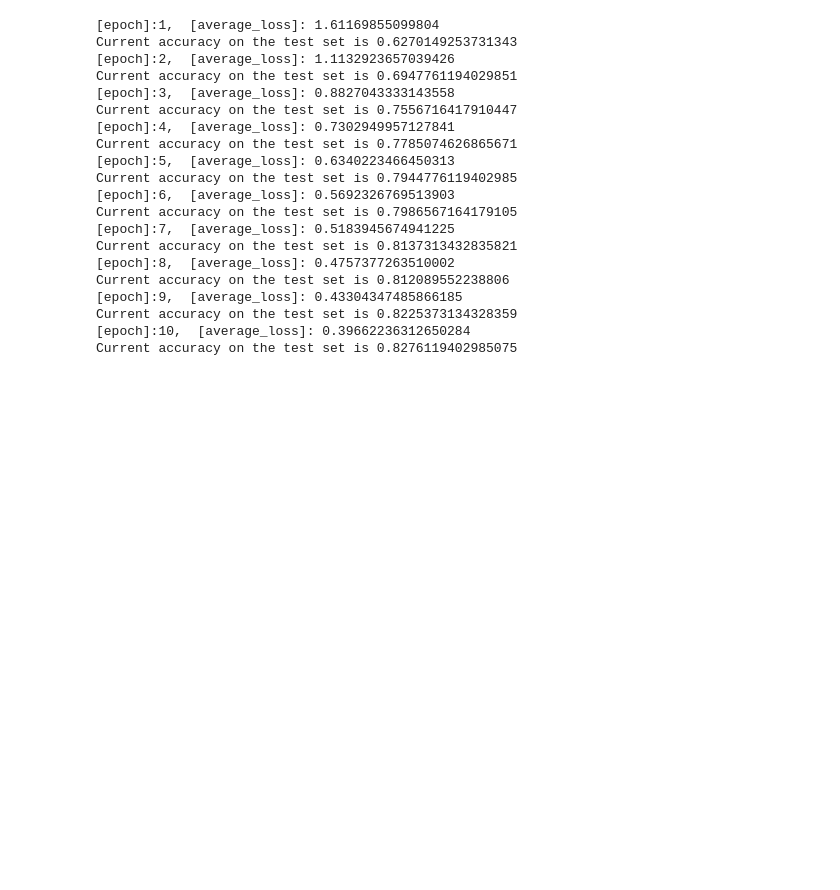
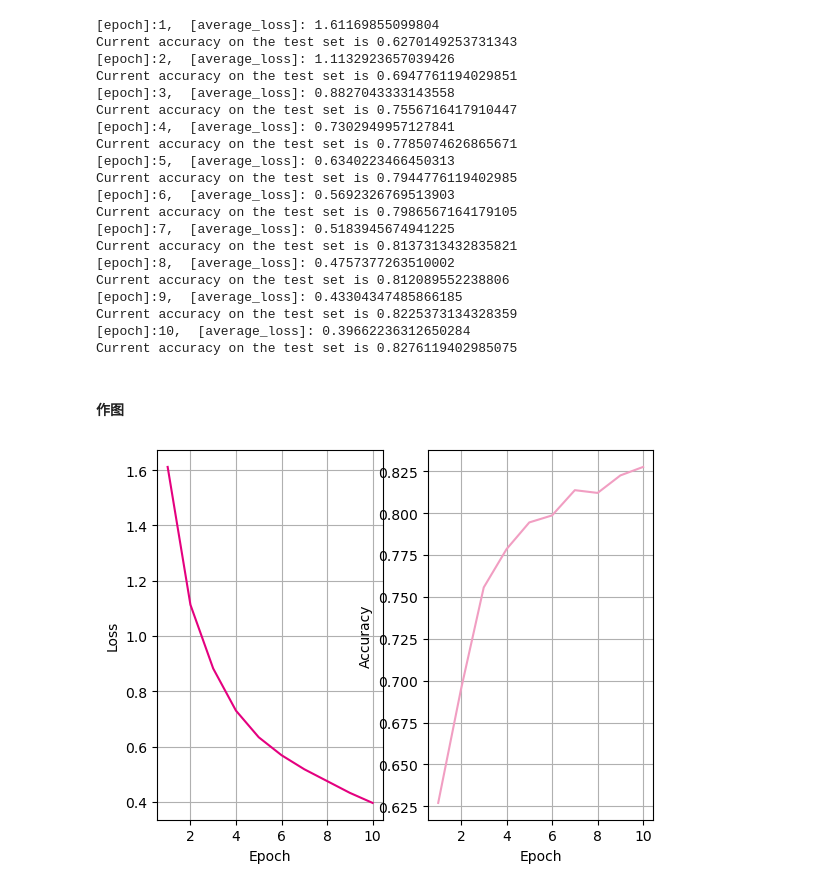
Before and after one commit to FlyingDutchman26/Pytorch-Exercise-from-LiuErDaRen, a Jupyter notebook: ex_13_2.ipynb, the cells around one changed output. Saved outputs shown, nothing was run; the diff lists cells and outputs as text; code cells hidden in the pictures; blank space fills up the shorter version.

```diff
--- a/ex_13_2.ipynb
+++ b/ex_13_2.ipynb
@@ -232,3 +247,20 @@ Current accuracy on the test set is 0.812089552238806
 Current accuracy on the test set is 0.8225373134328359
 [epoch]:10,  [average_loss]: 0.39662236312650284
 Current accuracy on the test set is 0.8276119402985075
+# %% [markdown]
+#### 作图
+# %%
+plt.subplot(1,2,1)
+epochs = list(range(1,num_epochs+1))
+plt.plot(epochs,loss_list , color='#e4007f', label="Train loss")
+plt.grid()
+plt.xlabel('Epoch')
+plt.ylabel('Loss')
+plt.subplot(1,2,2)
+plt.plot(epochs, accuracy_list, color='#f19ec2', label="test accuracy")
+plt.grid()
+plt.xlabel('Epoch')
+plt.ylabel('Accuracy')
+plt.show()
+# %% [output]
+[figure, added]
```
Also changed, not shown: parts of 11 cells of this notebook.
